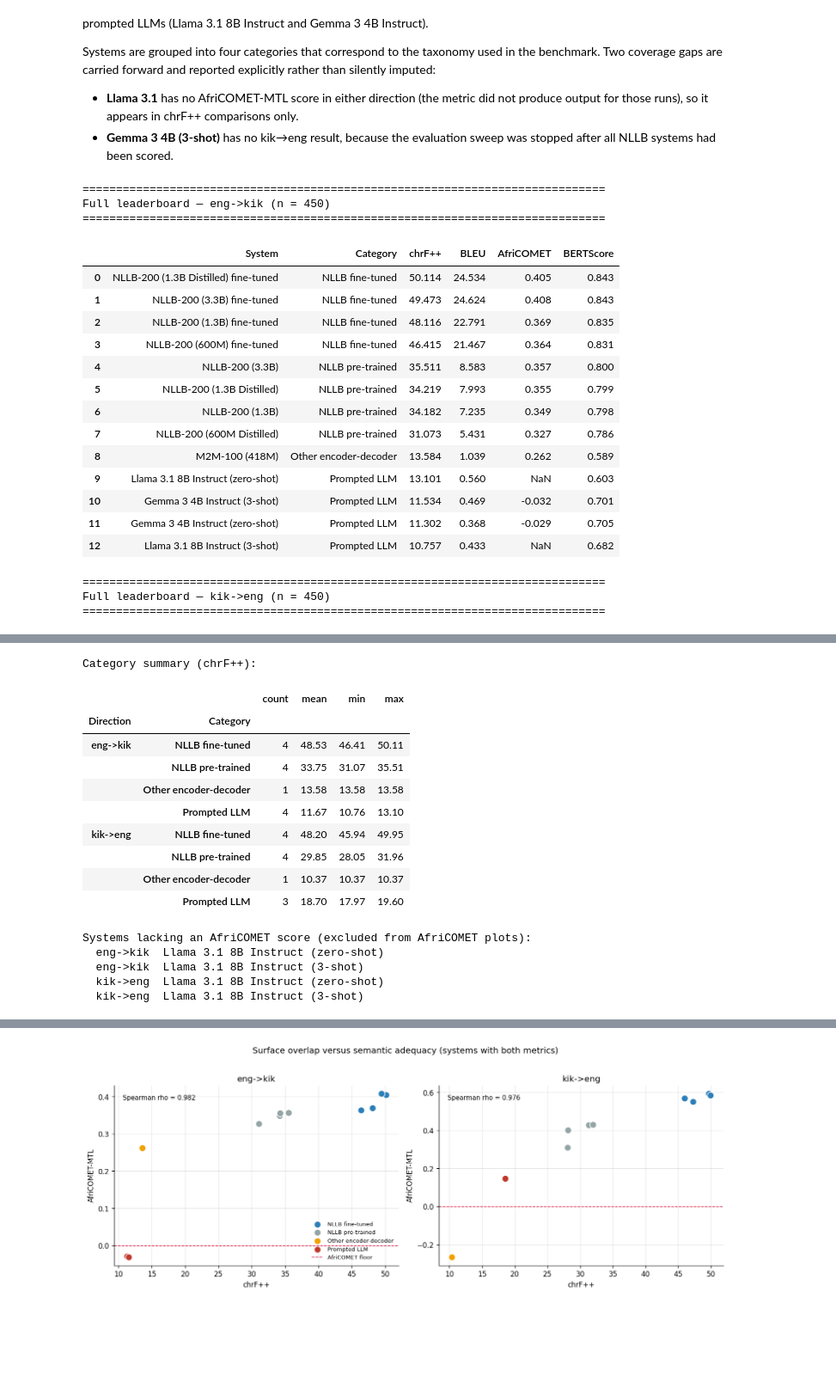
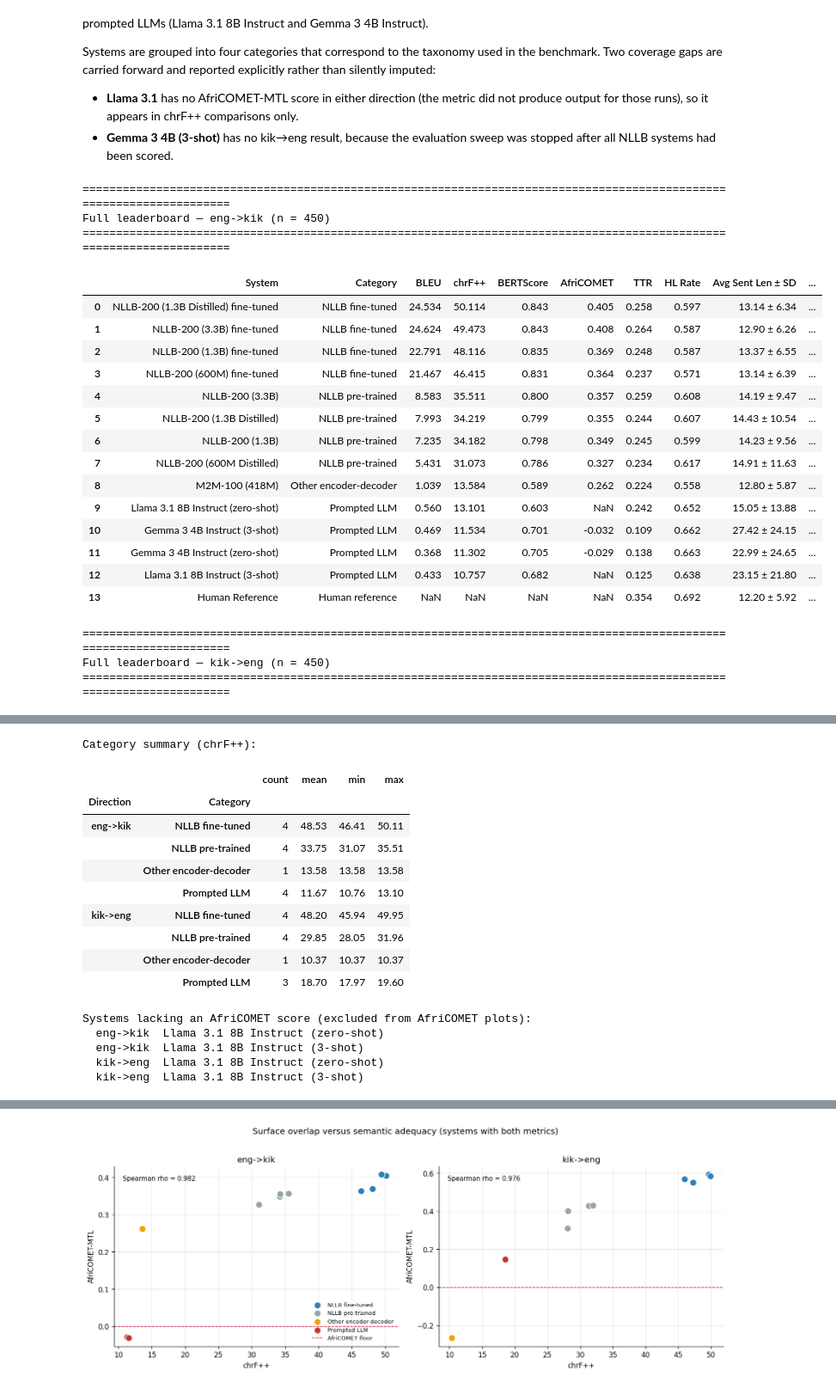
Before and after one commit to markgachara/MTBenchmarks, a Jupyter notebook: analysis_finetuning.ipynb, the cells around one changed output, grey strips where cells are left out. Shown at 86% size. Cells and saved outputs as stored; diff of their text form; code cells hidden in the pictures; blank space fills up the shorter version.

```diff
--- a/analysis_finetuning.ipynb
+++ b/analysis_finetuning.ipynb
@@ -83,6 +83,10 @@ plt.rcParams.update({
     "axes.grid": True, "grid.alpha": 0.3,
 })
 
+# The metric panel is wide; without this pandas truncates columns
+pd.set_option("display.max_columns", None)
+pd.set_option("display.width", 200)
+
 print(f"Bootstrap replicates : {N_BOOTSTRAP:,}")
 print(f"Significance level   : {ALPHA}")
 print(f"Random seed          : {SEED}")
@@ -916,6 +948,8 @@ silently imputed:
   stopped after all NLLB systems had been scored.
 # %%
 def categorise(name: str) -> str:
+    if name == HUMAN_REF:
+        return "Human reference"
     if "NLLB" in name and "fine-tuned" in name:
         return "NLLB fine-tuned"
     if "NLLB" in name:
@@ -926,68 +960,80 @@ def categorise(name: str) -> str:
 
 
 CATEGORY_ORDER = ["NLLB fine-tuned", "NLLB pre-trained",
-                  "Other encoder-decoder", "Prompted LLM"]
+                  "Other encoder-decoder", "Prompted LLM", "Human reference"]
 CATEGORY_COLOUR = {
     "NLLB fine-tuned":       "#2c7fb8",
     "NLLB pre-trained":      "#95a5a6",
     "Other encoder-decoder": "#f0a202",
     "Prompted LLM":          "#c0392b",
+    "Human reference":       "#27ae60",
 }
 
 rows = []
 for direction in DIRECTIONS:
     for name, m in METRICS.get(direction, {}).items():
-        if m.get("chrf_pp", 0) == 0:
+        is_ref = name == HUMAN_REF
+        if not is_ref and m.get("chrf_pp", 0) == 0:
             continue                     # failed run, not a result
+        sd = m.get("pred_std_sent_len")
         rows.append({
             "Direction": direction,
             "System": name,
             "Category": categorise(name),
+            "BLEU": m.get("bleu"),
             "chrF++": m.get("chrf_pp"),
-            "BLEU": m.get("bleu"),
-            "AfriCOMET": m.get("africomet_mtl"),   # may be None
             "BERTScore": m.get("bertscore_f1"),
+            "AfriCOMET": m.get("africomet_mtl"),      # may be None
+            "TTR": m.get("pred_ttr"),
+            "HL Rate": m.get("pred_hapax_rate"),
+            "Avg Sent Len ± SD": (f"{m['pred_avg_sent_len']:.2f} ± {sd:.2f}"
+                                  if m.get("pred_avg_sent_len") is not None and sd is not None else "—"),
+            "PPL": m.get("pred_perplexity"),
         })
 
 LANDSCAPE = pd.DataFrame(rows)
 LANDSCAPE["Category"] = pd.Categorical(LANDSCAPE["Category"],
                                        categories=CATEGORY_ORDER, ordered=True)
 
 for direction in DIRECTIONS:
-    sub = (LANDSCAPE[LANDSCAPE["Direction"] == direction]
-           .sort_values("chrF++", ascending=False)
-           .reset_index(drop=True))
-    print(f"\n{'=' * 78}\nFull leaderboard — {direction} (n = {n_sent[direction]})\n{'=' * 78}")
-    display(sub.drop(columns="Direction").round(3))
+    sub = LANDSCAPE[LANDSCAPE["Direction"] == direction].copy()
+    # Rank on chrF++, but keep the reference pinned to the bottom as the target
+    sub["_ref"] = (sub["Category"] == "Human reference").astype(int)
+    sub = sub.sort_values(["_ref", "chrF++"], ascending=[True, False])
+    print(f"\n{'=' * 118}\nFull leaderboard — {direction} (n = {n_sent[direction]})\n{'=' * 118}")
+    display(sub.drop(columns=["Direction", "_ref"]).round(3).reset_index(drop=True))
 
 print("\nCategory summary (chrF++):")
-summary = (LANDSCAPE.groupby(["Direction", "Category"], observed=True)["chrF++"]
+summary = (LANDSCAPE[LANDSCAPE["Category"] != "Human reference"]
+           .groupby(["Direction", "Category"], observed=True)["chrF++"]
            .agg(["count", "mean", "min", "max"]).round(2))
 display(summary)
 
-missing = LANDSCAPE[LANDSCAPE["AfriCOMET"].isna()][["Direction", "System"]]
+missing = LANDSCAPE[LANDSCAPE["AfriCOMET"].isna() &
+                    (LANDSCAPE["Category"] != "Human reference")][["Direction", "System"]]
 if len(missing):
     print("Systems lacking an AfriCOMET score (excluded from AfriCOMET plots):")
     for _, r in missing.iterrows():
         print(f"  {r['Direction']:9s} {r['System']}")
 # %% [output]
-==============================================================================
+======================================================================================================================
 Full leaderboard — eng->kik (n = 450)
-==============================================================================
+======================================================================================================================
-|  | System | Category | chrF++ | BLEU | AfriCOMET | BERTScore |
-| 0 | NLLB-200 (1.3B Distilled) fine-tuned | NLLB fine-tuned | 50.114 | 24.534 | 0.405 | 0.843 |
-| 1 | NLLB-200 (3.3B) fine-tuned | NLLB fine-tuned | 49.473 | 24.624 | 0.408 | 0.843 |
-| 2 | NLLB-200 (1.3B) fine-tuned | NLLB fine-tuned | 48.116 | 22.791 | 0.369 | 0.835 |
-| 3 | NLLB-200 (600M) fine-tuned | NLLB fine-tuned | 46.415 | 21.467 | 0.364 | 0.831 |
-| 4 | NLLB-200 (3.3B) | NLLB pre-trained | 35.511 | 8.583 | 0.357 | 0.800 |
-| 5 | NLLB-200 (1.3B Distilled) | NLLB pre-trained | 34.219 | 7.993 | 0.355 | 0.799 |
-| 6 | NLLB-200 (1.3B) | NLLB pre-trained | 34.182 | 7.235 | 0.349 | 0.798 |
-| 7 | NLLB-200 (600M Distilled) | NLLB pre-trained | 31.073 | 5.431 | 0.327 | 0.786 |
-| 8 | M2M-100 (418M) | Other encoder-decoder | 13.584 | 1.039 | 0.262 | 0.589 |
-| 9 | Llama 3.1 8B Instruct (zero-shot) | Prompted LLM | 13.101 | 0.560 | NaN | 0.603 |
-| 10 | Gemma 3 4B Instruct (3-shot) | Prompted LLM | 11.534 | 0.469 | -0.032 | 0.701 |
-| 11 | Gemma 3 4B Instruct (zero-shot) | Prompted LLM | 11.302 | 0.368 | -0.029 | 0.705 |
-| 12 | Llama 3.1 8B Instruct (3-shot) | Prompted LLM | 10.757 | 0.433 | NaN | 0.682 |
+|  | System | Category | BLEU | chrF++ | BERTScore | AfriCOMET | TTR | HL Rate | Avg Sent Len ± SD | ... |
+| 0 | NLLB-200 (1.3B Distilled) fine-tuned | NLLB fine-tuned | 24.534 | 50.114 | 0.843 | 0.405 | 0.258 | 0.597 | 13.14 ± 6.34 | ... |
+| 1 | NLLB-200 (3.3B) fine-tuned | NLLB fine-tuned | 24.624 | 49.473 | 0.843 | 0.408 | 0.264 | 0.587 | 12.90 ± 6.26 | ... |
+| 2 | NLLB-200 (1.3B) fine-tuned | NLLB fine-tuned | 22.791 | 48.116 | 0.835 | 0.369 | 0.248 | 0.587 | 13.37 ± 6.55 | ... |
+| 3 | NLLB-200 (600M) fine-tuned | NLLB fine-tuned | 21.467 | 46.415 | 0.831 | 0.364 | 0.237 | 0.571 | 13.14 ± 6.39 | ... |
+| 4 | NLLB-200 (3.3B) | NLLB pre-trained | 8.583 | 35.511 | 0.800 | 0.357 | 0.259 | 0.608 | 14.19 ± 9.47 | ... |
+| 5 | NLLB-200 (1.3B Distilled) | NLLB pre-trained | 7.993 | 34.219 | 0.799 | 0.355 | 0.244 | 0.607 | 14.43 ± 10.54 | ... |
+| 6 | NLLB-200 (1.3B) | NLLB pre-trained | 7.235 | 34.182 | 0.798 | 0.349 | 0.245 | 0.599 | 14.23 ± 9.56 | ... |
+| 7 | NLLB-200 (600M Distilled) | NLLB pre-trained | 5.431 | 31.073 | 0.786 | 0.327 | 0.234 | 0.617 | 14.91 ± 11.63 | ... |
+| 8 | M2M-100 (418M) | Other encoder-decoder | 1.039 | 13.584 | 0.589 | 0.262 | 0.224 | 0.558 | 12.80 ± 5.87 | ... |
+| 9 | Llama 3.1 8B Instruct (zero-shot) | Prompted LLM | 0.560 | 13.101 | 0.603 | NaN | 0.242 | 0.652 | 15.05 ± 13.88 | ... |
+| 10 | Gemma 3 4B Instruct (3-shot) | Prompted LLM | 0.469 | 11.534 | 0.701 | -0.032 | 0.109 | 0.662 | 27.42 ± 24.15 | ... |
+| 11 | Gemma 3 4B Instruct (zero-shot) | Prompted LLM | 0.368 | 11.302 | 0.705 | -0.029 | 0.138 | 0.663 | 22.99 ± 24.65 | ... |
+| 12 | Llama 3.1 8B Instruct (3-shot) | Prompted LLM | 0.433 | 10.757 | 0.682 | NaN | 0.125 | 0.638 | 23.15 ± 21.80 | ... |
+| 13 | Human Reference | Human reference | NaN | NaN | NaN | NaN | 0.354 | 0.692 | 12.20 ± 5.92 | ... |
-==============================================================================
+======================================================================================================================
 Full leaderboard — kik->eng (n = 450)
-==============================================================================
+======================================================================================================================
```
Also changed, not shown: parts of 7 cells of this notebook, 4 other files.
